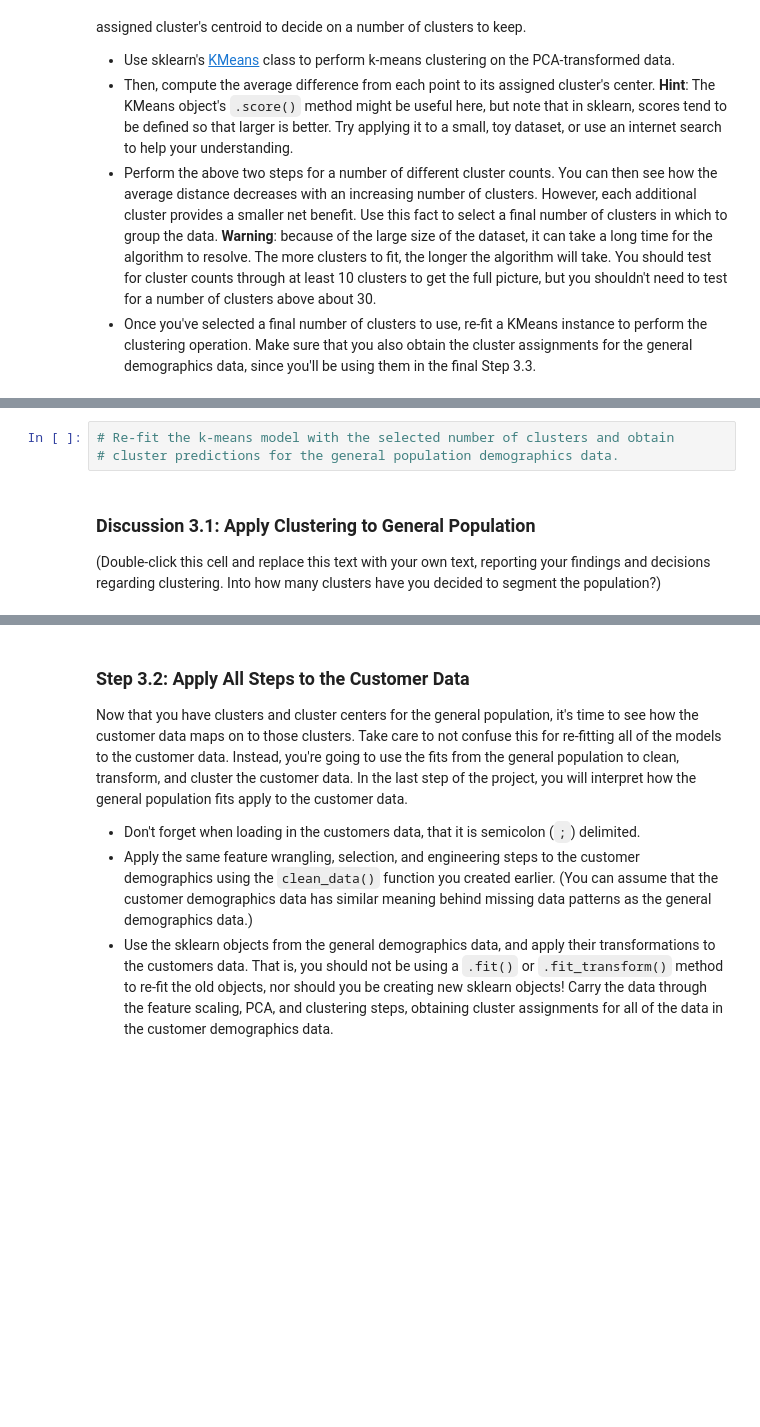
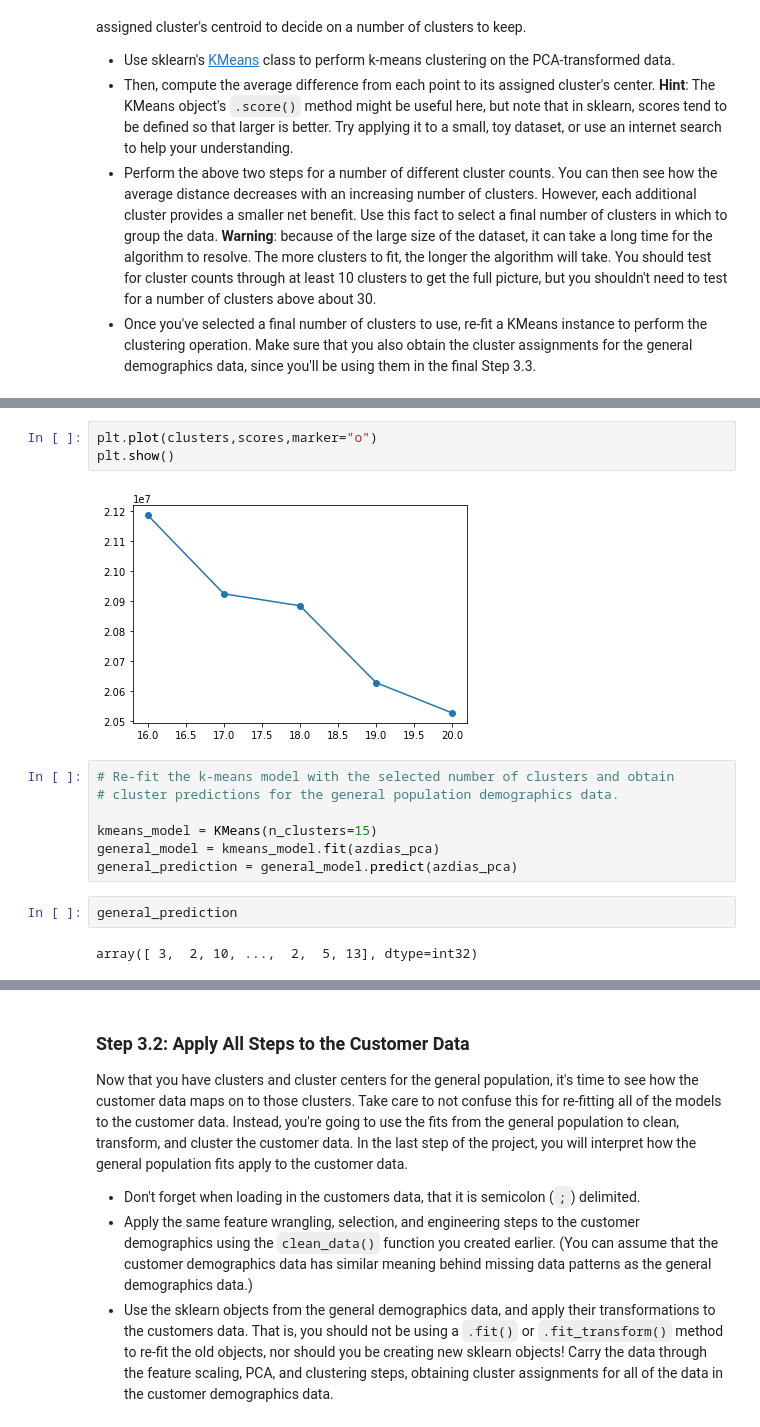
Before and after one commit to inderpreet001/UdacityProjects, a Jupyter notebook: p3_identify_customer_segments/Identify_Customer_Segments.ipynb, the cells around one changed output, grey strips where cells are left out. Drawn from its saved outputs; the diff is of its cells as text; blank space fills up the shorter version.

```diff
--- a/p3_identify_customer_segments/Identify_Customer_Segments.ipynb
+++ b/p3_identify_customer_segments/Identify_Customer_Segments.ipynb
@@ -684,7 +1022,16 @@ You've assessed and cleaned the demographics data, then scaled and transformed t
+# %%
+plt.plot(clusters,scores,marker="o")
+plt.show()
+# %% [output]
+[figure, added]
 # %%
 # Re-fit the k-means model with the selected number of clusters and obtain
 # cluster predictions for the general population demographics data.
+
+kmeans_model = KMeans(n_clusters=15)
+general_model = kmeans_model.fit(azdias_pca)
+general_prediction = general_model.predict(azdias_pca)
-# %% [markdown]
-### Discussion 3.1: Apply Clustering to General Population
-
-(Double-click this cell and replace this text with your own text, reporting your findings and decisions regarding clustering. Into how many clusters have you decided to segment the population?)
+# %%
+general_prediction
+# %% [output]
+array([ 3,  2, 10, ...,  2,  5, 13], dtype=int32)
```
Also changed, not shown: parts of 75 cells of this notebook, 1 other file.
